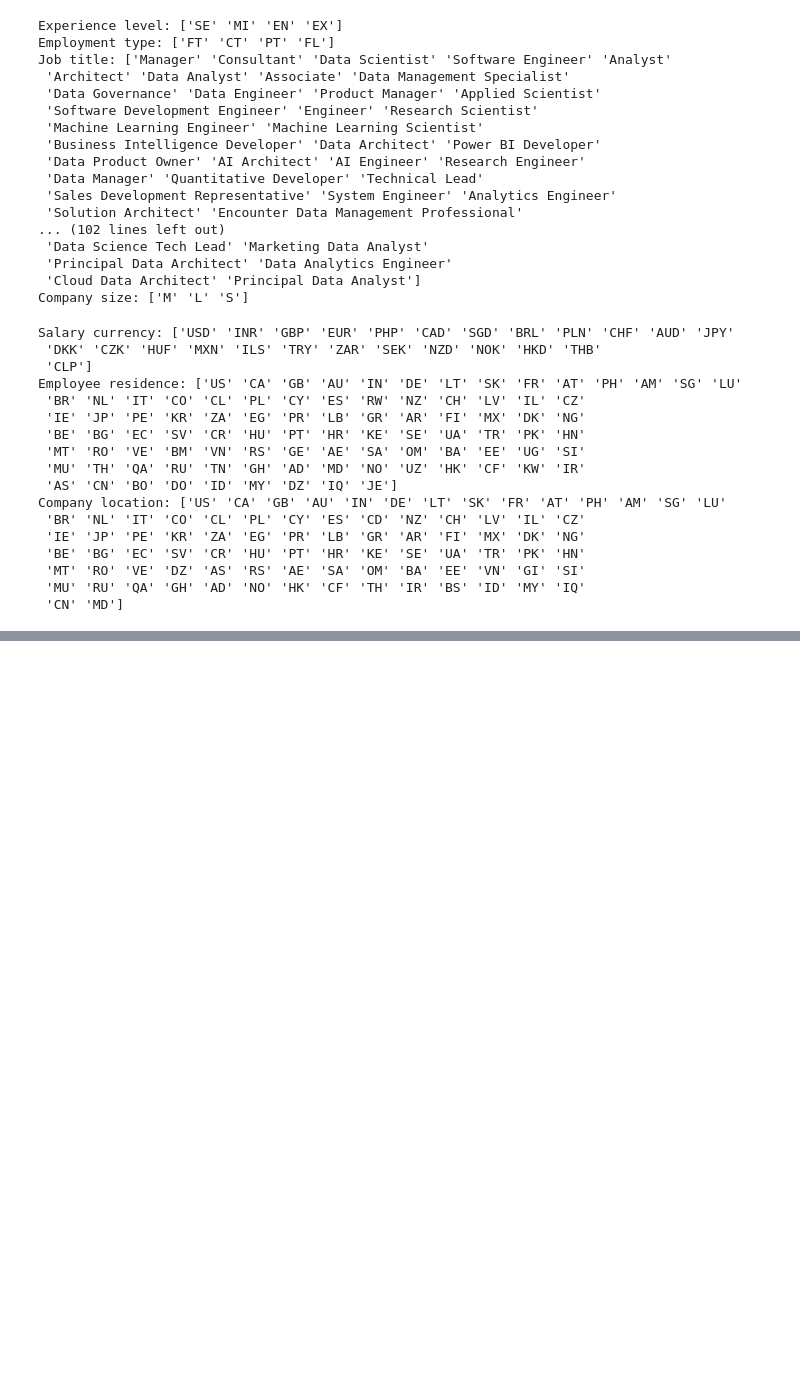
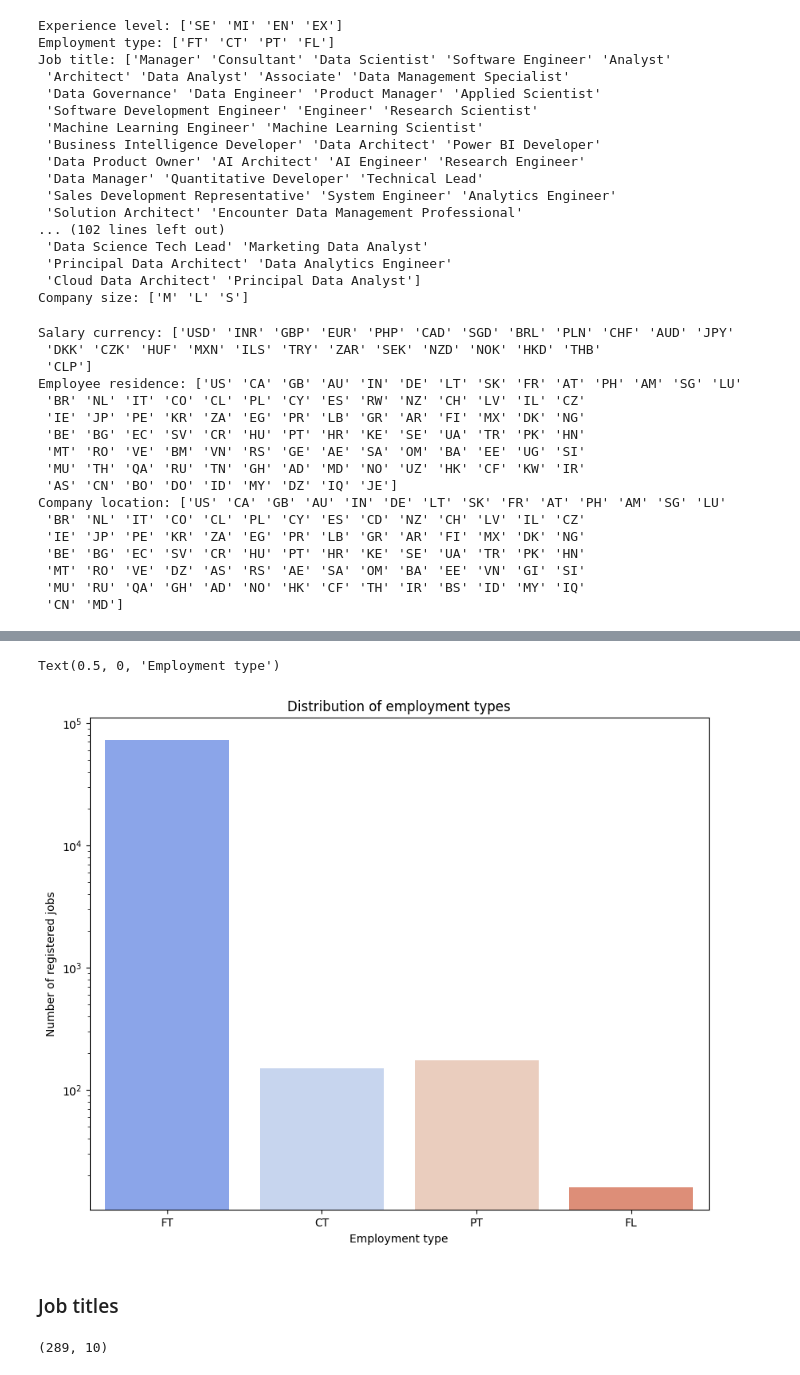
Before and after one commit to anaPau-24/Project_Data_Professions_career_shift, a Jupyter notebook: Data_Analyst_perspective.ipynb, the cells around one changed output, grey strips where cells are left out. Cells and saved outputs as stored; diff of their text form; code cells hidden in the pictures; blank space fills up the shorter version.

```diff
--- a/Data_Analyst_perspective.ipynb
+++ b/Data_Analyst_perspective.ipynb
@@ -141,0 +216,20 @@ This part will help to visualize the categorical variables to understand the dat
+# %%
+#Changing y axis to Log scale
+plt.figure(figsize=(10, 8))
+sns.countplot(data=df, x='employment_type', palette='coolwarm')
+# Add labels and title
+plt.yscale('log')
+plt.title('Distribution of employment types')
+plt.ylabel('Number of registered jobs')
+plt.xlabel('Employment type')
+# %% [output]
+Text(0.5, 0, 'Employment type')
+[figure, added]
+# %% [markdown]
+### Job titles
+# %%
+# Grouping by 'job_title'
+Job_positions = df.groupby('job_title').count()
+Job_positions.shape
+# %% [output]
+(289, 10)
```
Also changed, not shown: parts of 68 cells of this notebook, 3 other files.
